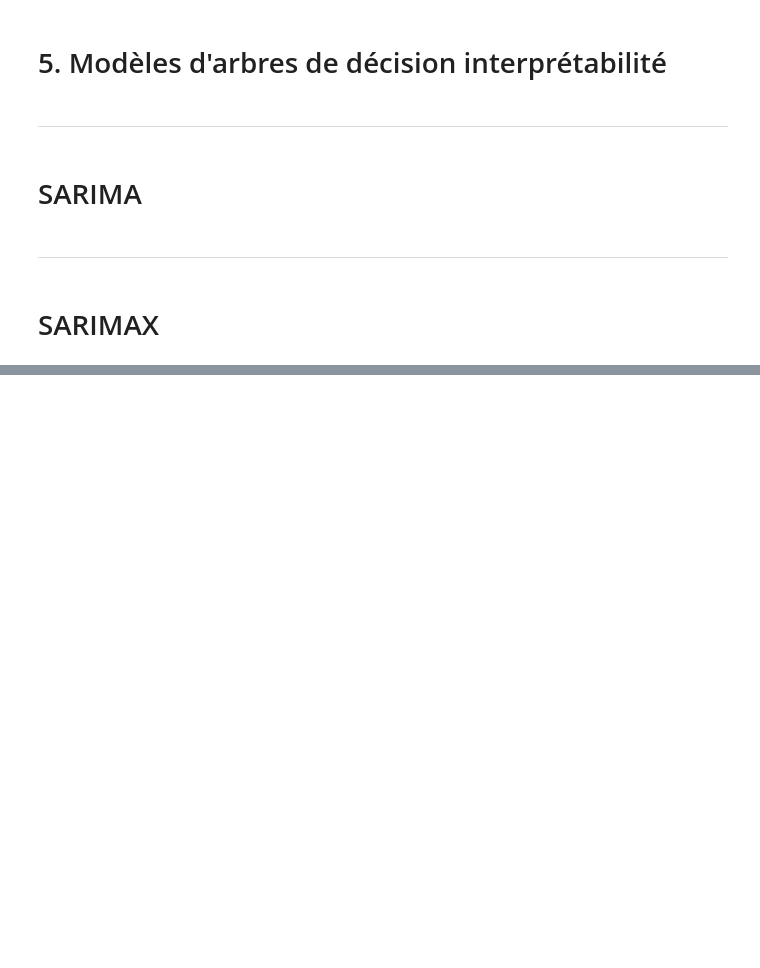
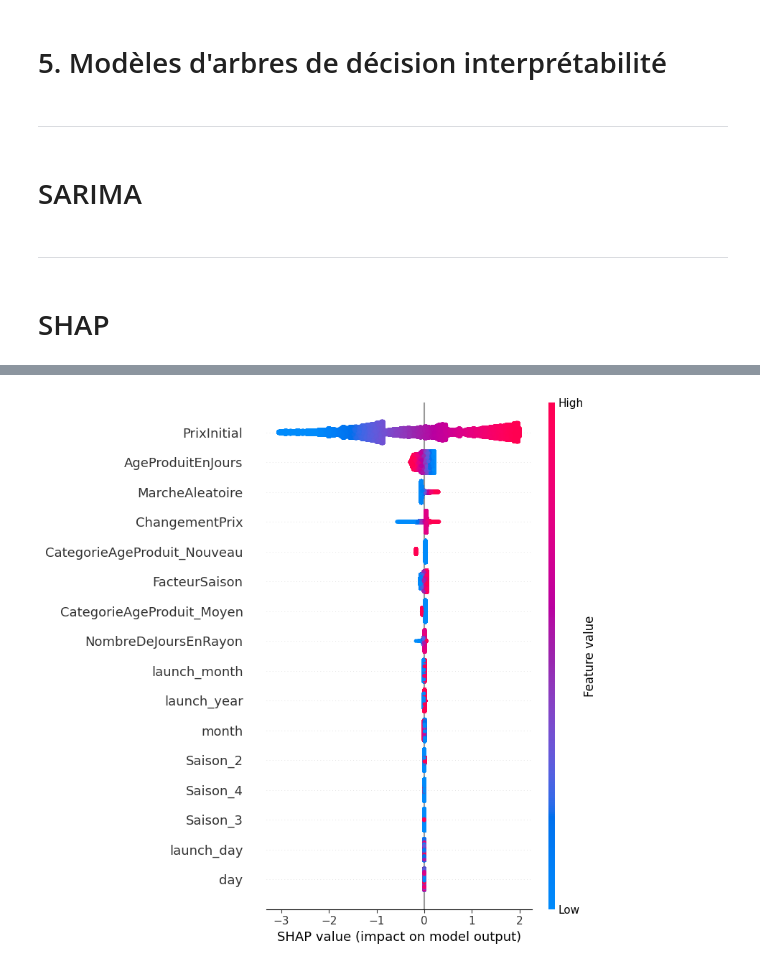
Before and after one commit to Gsasana/DS_RakutenVF, a Jupyter notebook: 04 - Prédictions et interprétabilités/predictions.ipynb, the cells around one changed output, grey strips where cells are left out. Drawn from its saved outputs; the diff is of its cells as text; code cells hidden in the pictures; blank space fills up the shorter version.

Commit message:
SHAP

```diff
--- a/04 - Prédictions et interprétabilités/predictions.ipynb
+++ b/04 - Prédictions et interprétabilités/predictions.ipynb
@@ -360,4 +360,38 @@ exp_dt.show_in_notebook(show_table=True)
 # %% [markdown]
 -----------------------------------
 # %% [markdown]
-# SARIMAX
+# SHAP
+# %%
+df_train = pd.read_csv("C:/Users/samir/Desktop/dpm-rakuten/DS_RakutenVF/00 - Annexes/data_prepro/donnees_entrainement.csv")
+df_train['Date'] = pd.to_datetime(df_train['Date'])
+df_train = df_train.drop(columns=['SKU', 'DateLancement', 'Date'])
+# %%
+columns_to_exclude = [
+    'Elasticite', 'ChocDemande', 'FacteurRarete', 'Categorie_Livres',
+    'Categorie_Vetements','elasticite_cat_Inelastique', 'elasticite_cat_Neutre', 'year', 'Prix',
+    'dayofweek', 'launch_dayofweek', 'launch_is_weekend', 'TempsDepuisLancement', 'is_weekend', 'TauxInflation', 'ChocDemandeCumulatif',
+]
+
+# Filtrer les données en excluant les colonnes définies
+df_train2 = df_train.drop(columns=columns_to_exclude)
+# %%
+import shap
+from sklearn.linear_model import LinearRegression
+
+# Créer un modèle scikit-learn linéaire équivalent basé sur le modèle statsmodels
+model_lr_sklearn = LinearRegression()
+
+# Définir les coefficients et l'intercept du modèle scikit-learn
+model_lr_sklearn.coef_ = model_lr.params.values[1:]  # Les coefficients sauf l'intercept
+model_lr_sklearn.intercept_ = model_lr.params.values[0]  # L'intercept
+
+# Créer l'explainer SHAP à partir du modèle scikit-learn
+explainer = shap.LinearExplainer(model_lr_sklearn, df_train2)
+
+# Calculer les valeurs SHAP pour l'ensemble de validation
+shap_values = explainer.shap_values(df_train2)
+
+# Visualiser les valeurs SHAP
+shap.initjs()
+shap.summary_plot(shap_values, df_train2)
+# %% [output]
@@ -363,0 +399 @@ exp_dt.show_in_notebook(show_table=True)
+[figure, added]
```
Also changed, not shown: parts of 1 cell of this notebook.
